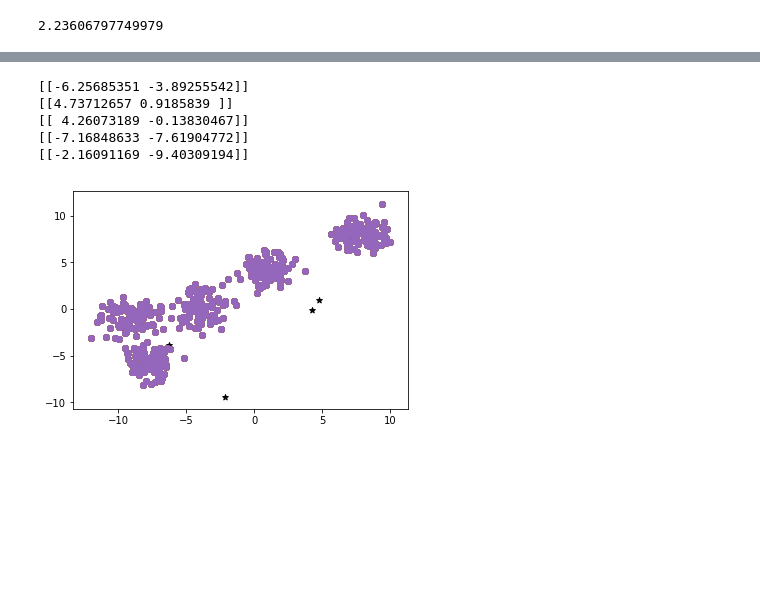
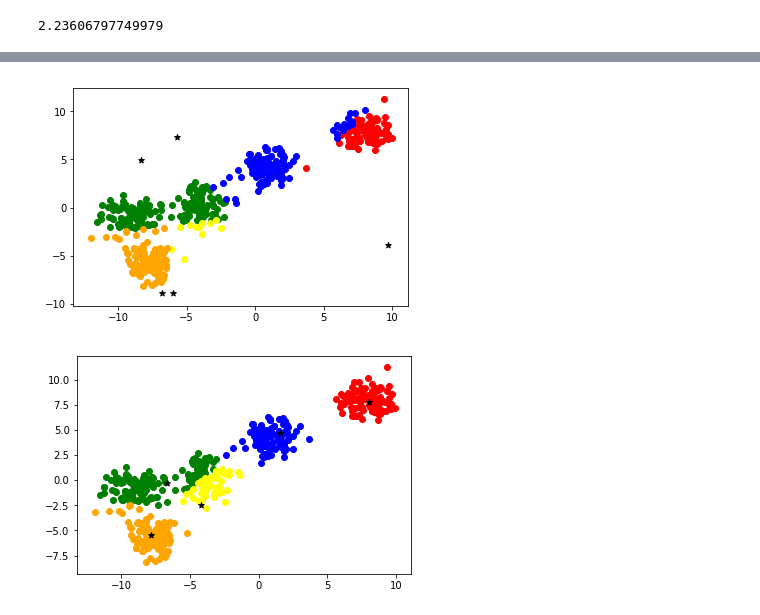
Before and after one commit to anishchandak7/Machine_learning, a Jupyter notebook: K-mean_clustering/K-mean_implementation.ipynb, the cells around one changed output, grey strips where cells are left out. Drawn from its saved outputs; the diff is of its cells as text; code cells hidden in the pictures; blank space fills up the shorter version.

Commit message:
K-Mean Clustering

```diff
--- a/K-mean_clustering/K-mean_implementation.ipynb
+++ b/K-mean_clustering/K-mean_implementation.ipynb
@@ -71,3 +68,44 @@ def assignment(clusters): # E - Step
+# %%
+def assignment(clusters): #E-Step
+    for ix in range(x.shape[0]):
+        dist = []
+        curr_x = x[ix]
+
+        for kx in range(k):
+            d = distance(curr_x,clusters[kx]['center'])
+            dist.append(d)
+
+        current_cluster = np.argmin(dist)
+        clusters[current_cluster]['points'].append(curr_x)
+
+def updateClusters(clusters): # M-Step -> We update every cluster center according to the mean of the points in it
+    for kx in range(k):
+        pts = np.array(clusters[kx]['points'])
+
+        if pts.shape[0]>0: #If a cluster has some-nonzero points
+            new_u = pts.mean(axis=0)
+            clusters[kx]['center'] = new_u
+            clusters[kx]['points'] = [] #Clear the list
+
+
+
+def plotClusters(clusters):
+
+    for kx in range(k):
+        #print(len(clusters[kx]['points']))
+
+        pts = np.array(clusters[kx]['points'])
+        #print(pts.shape)
+
+        #Plot the points
+        try:
+            plt.scatter(pts[:,0],pts[:,1],color=clusters[kx]['color'])
+        except:
+            pass
+
+        #Plot the cluster center
+        uk = clusters[kx]['center']
+        plt.scatter(uk[0],uk[1],color="black",marker="*")
 # %%
 assignment(clusters)
 # %%
@@ -96,9 +120,11 @@ def plot_cluster(clusters):
+# %%
+
+plot_cluster(clusters)
+# %% [output]
+[figure, added]
 # %%
-plot_cluster(clusters)
+assignment(clusters)
-# %% [output]
-[[-6.25685351 -3.89255542]]
-[[4.73712657 0.9185839 ]]
-[[ 4.26073189 -0.13830467]]
-[[-7.16848633 -7.61904772]]
-[[-2.16091169 -9.40309194]]
-[figure, removed]
+# %%
+plotClusters(clusters)
+# %% [output]
+[figure, added]
```
Also changed, not shown: parts of 10 cells of this notebook, 1 other file.
